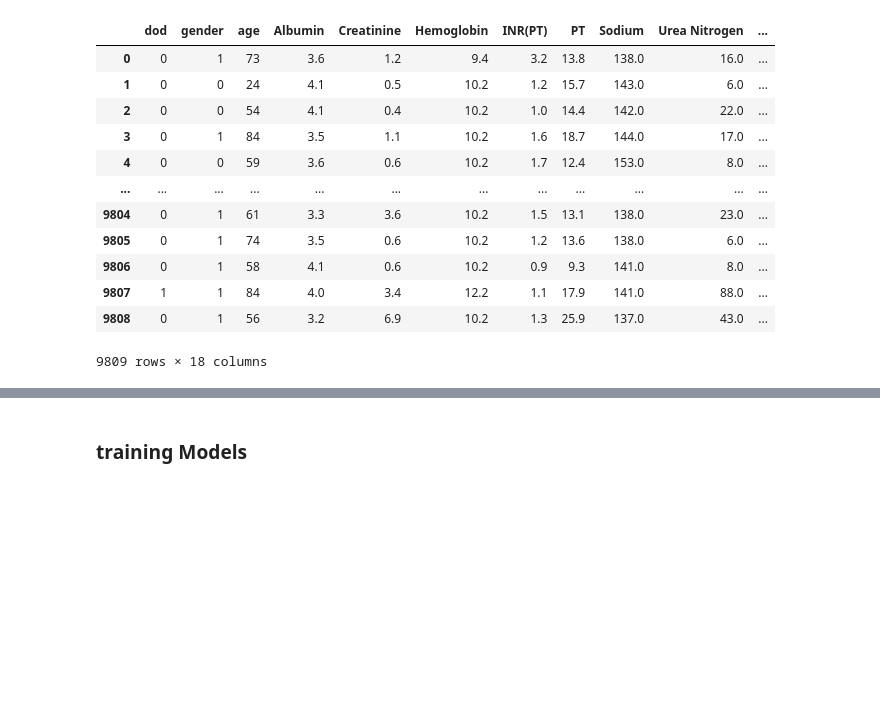
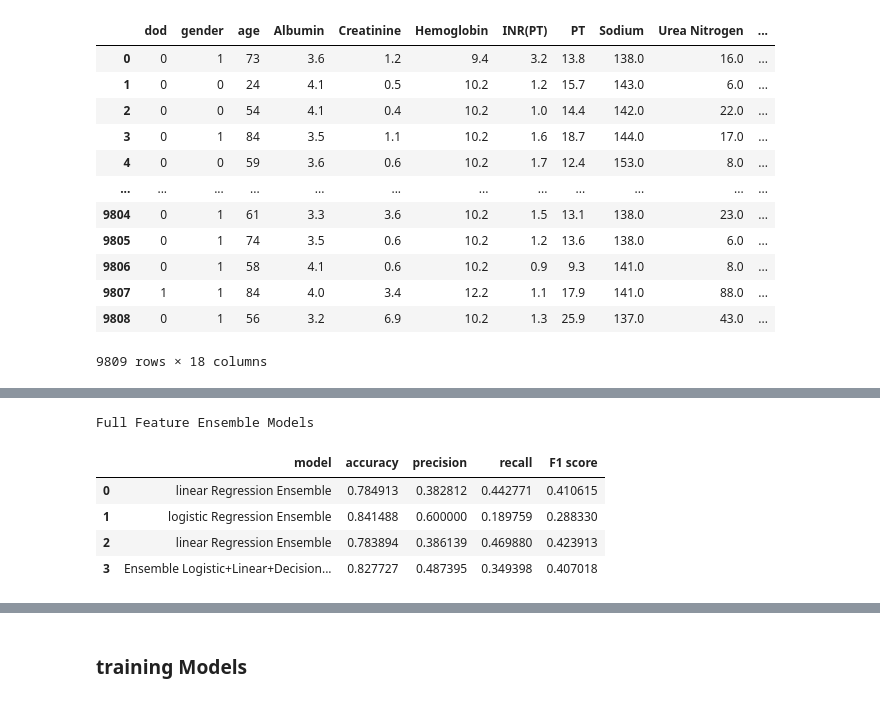
Before and after one commit to gracelovesyah/ml-and-health-predict-mortality-rate, a Jupyter notebook: notebook/Ensemble Model/RegressionTree.ipynb, the cells around one changed output, grey strips where cells are left out. Cells and saved outputs as stored; diff of their text form; code cells hidden in the pictures; blank space fills up the shorter version.

```diff
--- a/notebook/Ensemble Model/RegressionTree.ipynb
+++ b/notebook/Ensemble Model/RegressionTree.ipynb
@@ -43,0 +327,12 @@ aki_df
+# %%
+model_desc
+print("Full Feature Ensemble Models")
+model_comparison_DF = pd.DataFrame(model_desc, columns=['model', 'accuracy', 'precision', 'recall', 'F1 score'])
+model_comparison_DF
+# %% [output]
+Full Feature Ensemble Models
+|  | model | accuracy | precision | recall | F1 score |
+| 0 | linear Regression Ensemble | 0.784913 | 0.382812 | 0.442771 | 0.410615 |
+| 1 | logistic Regression Ensemble | 0.841488 | 0.600000 | 0.189759 | 0.288330 |
+| 2 | linear Regression Ensemble | 0.783894 | 0.386139 | 0.469880 | 0.423913 |
+| 3 | Ensemble Logistic+Linear+Decision... | 0.827727 | 0.487395 | 0.349398 | 0.407018 |
```
Also changed, not shown: parts of 25 cells of this notebook.
